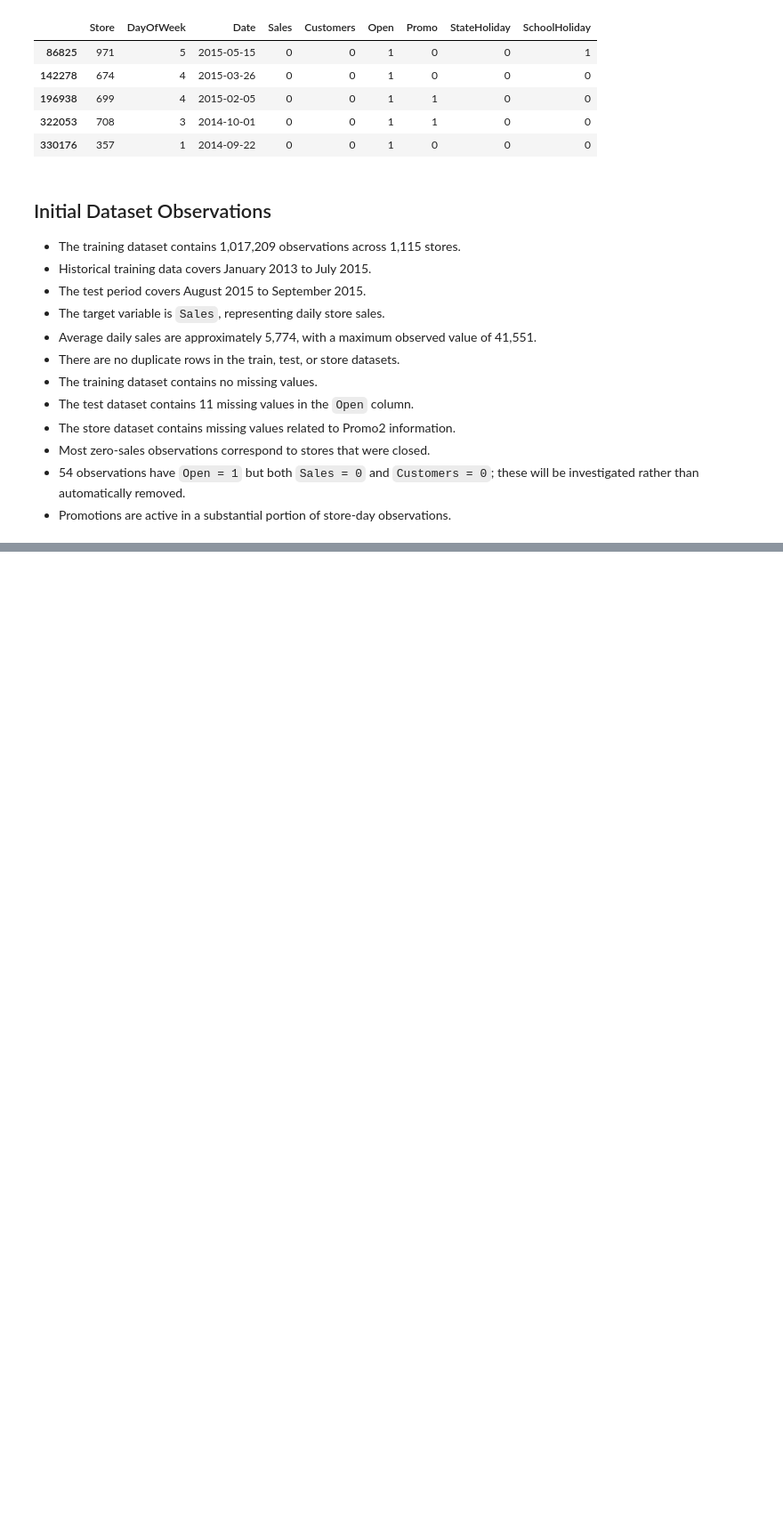
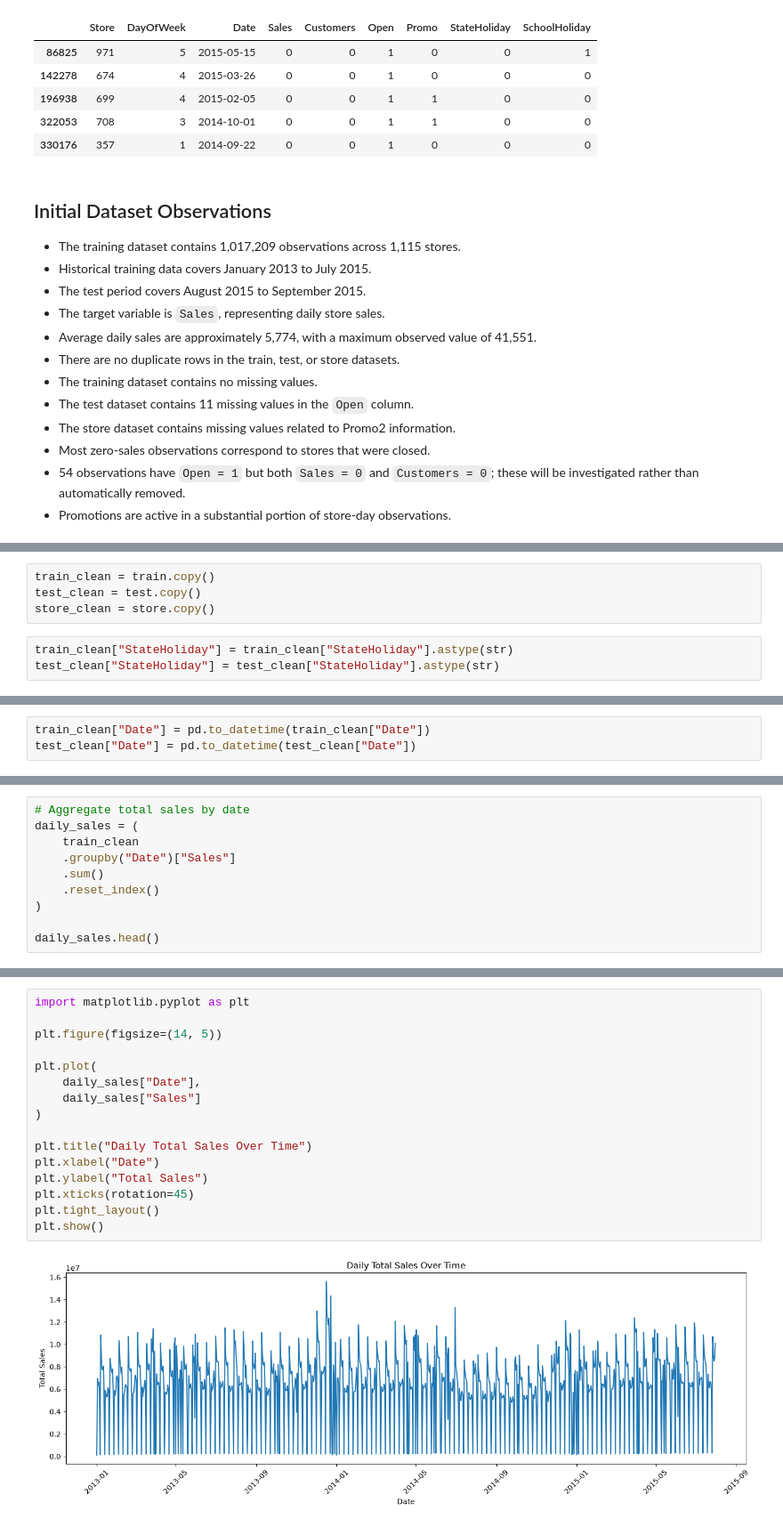
Before and after one commit to mansikhairnar2006-ctrl/demand-forecasting-time-series, a Jupyter notebook: notebooks/01_data_understanding.ipynb, the cells around one changed output, grey strips where cells are left out. Shown at 89% size. Drawn from its saved outputs; the diff is of its cells as text; blank space fills up the shorter version.

```diff
--- a/notebooks/01_data_understanding.ipynb
+++ b/notebooks/01_data_understanding.ipynb
@@ -214,0 +253,7 @@ Open stores with zero sales: 54
+# %%
+train_clean = train.copy()
+test_clean = test.copy()
+store_clean = store.copy()
+# %%
+train_clean["StateHoliday"] = train_clean["StateHoliday"].astype(str)
+test_clean["StateHoliday"] = test_clean["StateHoliday"].astype(str)
@@ -214,0 +269,3 @@ Open stores with zero sales: 54
+# %%
+train_clean["Date"] = pd.to_datetime(train_clean["Date"])
+test_clean["Date"] = pd.to_datetime(test_clean["Date"])
@@ -214,0 +628,10 @@ Open stores with zero sales: 54
+# %%
+# Aggregate total sales by date
+daily_sales = (
+    train_clean
+    .groupby("Date")["Sales"]
+    .sum()
+    .reset_index()
+)
+
+daily_sales.head()
@@ -214,0 +645,18 @@ Open stores with zero sales: 54
+# %%
+import matplotlib.pyplot as plt
+
+plt.figure(figsize=(14, 5))
+
+plt.plot(
+    daily_sales["Date"],
+    daily_sales["Sales"]
+)
+
+plt.title("Daily Total Sales Over Time")
+plt.xlabel("Date")
+plt.ylabel("Total Sales")
+plt.xticks(rotation=45)
+plt.tight_layout()
+plt.show()
+# %% [output]
+[figure, added]
```
Also changed, not shown: parts of 58 cells of this notebook, 2 other files.
